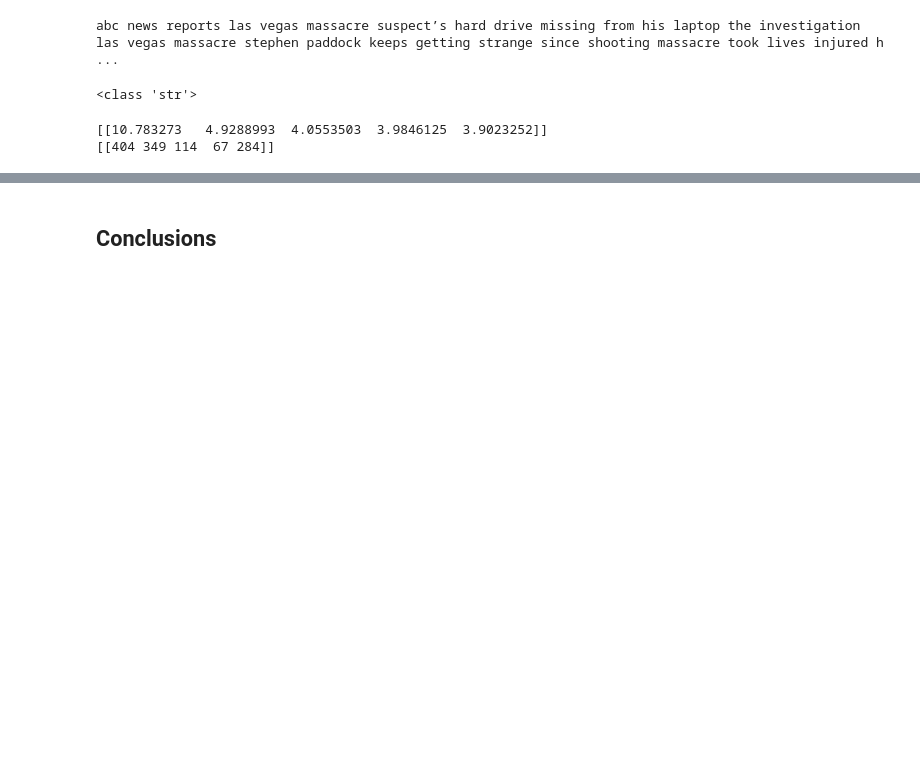
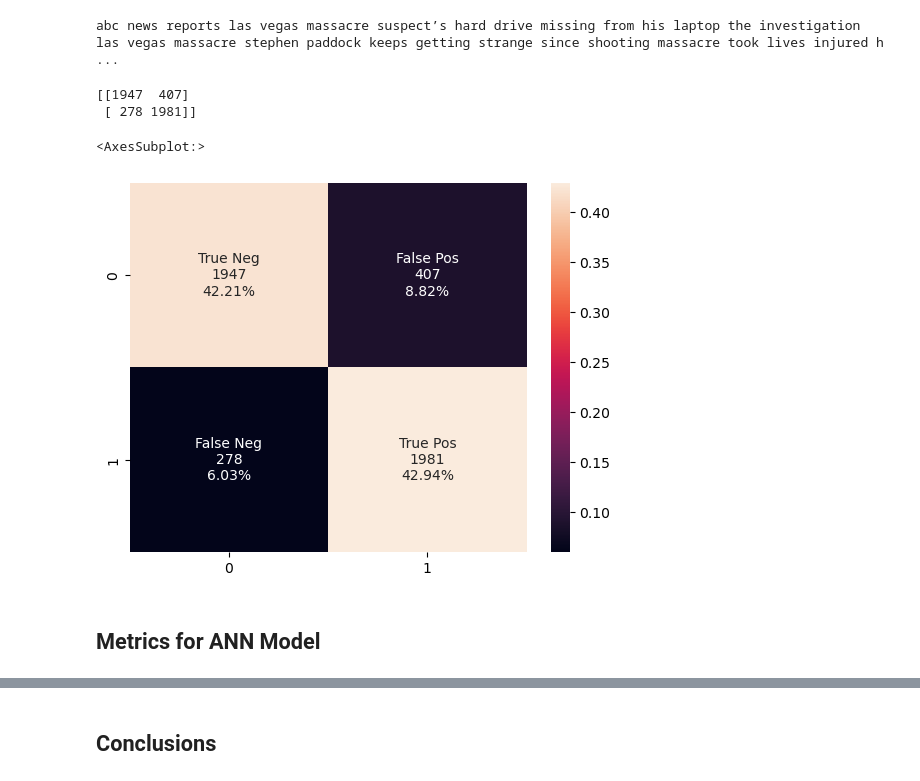
Before and after one commit to leilani-reich/ICS438-FinalProject-FakeNews, a Jupyter notebook: FakeNews.ipynb, the cells around one changed output, grey strips where cells are left out. Drawn from its saved outputs; the diff is of its cells as text; code cells hidden in the pictures; blank space fills up the shorter version.

Commit message:
metrics

```diff
--- a/FakeNews.ipynb
+++ b/FakeNews.ipynb
@@ -722,7 +724,7 @@ news_text_train_df.coalesce(1).write.option("header", "true").csv("news_text_tra
 import dask.dataframe as dd
 from glob import glob
 
-path = glob('news_text_train.csv/*.csv')
+path = glob('news_text_train2.csv/*.csv')
 print(path)
 
 news_train_dask_df = dd.read_csv(path)
@@ -731,3 +733,3 @@ news_train_dask_df = dd.read_csv(path)
 # %%
-news_train_dask_df = dd.DataFrame.sample(news_train_dask_df, frac=0.01)
+#news_train_dask_df2 = dd.DataFrame.sample(news_train_dask_df, frac=0.01)
 # %%
@@ -895,6 +831,2 @@ print(key)
 # %% [output]
 abc news reports las vegas massacre suspect’s hard drive missing from his laptop the investigation las vegas massacre stephen paddock keeps getting strange since shooting massacre took lives injured h ...
-# %%
-print(type(key))
-# %% [output]
-<class 'str'>
@@ -901,8 +837,48 @@ print(type(key))
 # %%
-distances, indices = my_index.search(ST_model.encode(key).reshape(1,384), 5)
+from collections import Counter
+
+#distances, indices = my_index.search(ST_model.encode(my_arr_test[1]).reshape(1,384), 5)
+
+preds = []
+for key in my_arr_test:
+    distances, indices = my_index.search(ST_model.encode(key).reshape(1, 384), 5)
+
+    classes = []
+    for i in indices[0]:
+        # if (i > 420):
+        #     print(i)
+        #     break
+        classes.append(my_labels[i-1])
+
+    class_counter = Counter(classes)
+    preds.append(class_counter.most_common(1)[0][0])
 # %%
-print(distances)
-print(indices)
+#print(list(zip(distances[0,0], indices[0,0])))
+
+from sklearn.metrics import confusion_matrix
+conf_mat = confusion_matrix(my_labels_test, preds)
+print(conf_mat)
 # %% [output]
-[[10.783273   4.9288993  4.0553503  3.9846125  3.9023252]]
-[[404 349 114  67 284]]
+[[1947  407]
+ [ 278 1981]]
+# %%
+import seaborn as sn
+
+# Using https://medium.com/@dtuk81/confusion-matrix-visualization-fc31e3f30fea
+# for formatting the confusion matrix
+
+group_names = ['True Neg','False Pos','False Neg','True Pos']
+group_counts = ["{0:0.0f}".format(value) for value in
+                conf_mat.flatten()]
+group_percentages = ["{0:.2%}".format(value) for value in
+                     conf_mat.flatten()/np.sum(conf_mat)]
+labels = [f"{v1}\n{v2}\n{v3}" for v1, v2, v3 in
+          zip(group_names,group_counts,group_percentages)]
+labels = np.asarray(labels).reshape(2,2)
+
+sn.heatmap(conf_mat/np.sum(conf_mat), fmt='', annot=labels)
+# %% [output]
+<AxesSubplot:>
+[figure, added]
+# %% [markdown]
+## Metrics for ANN Model
```
Also changed, not shown: parts of 19 cells of this notebook, 7 other files.
